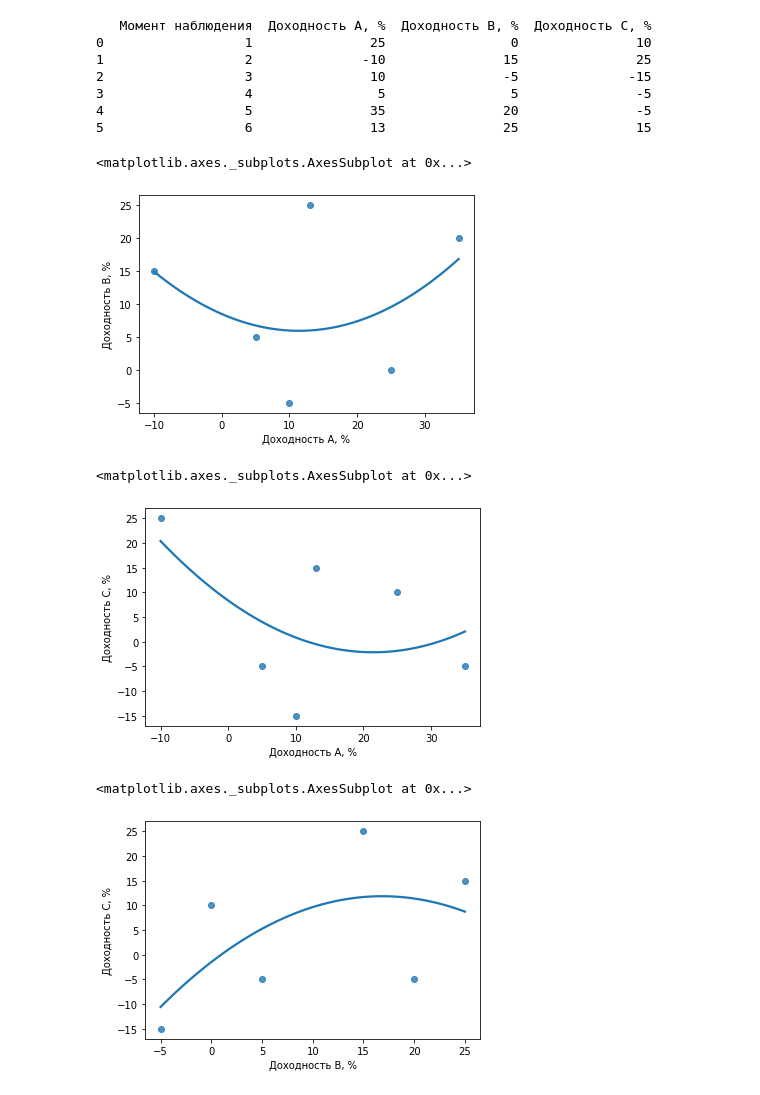
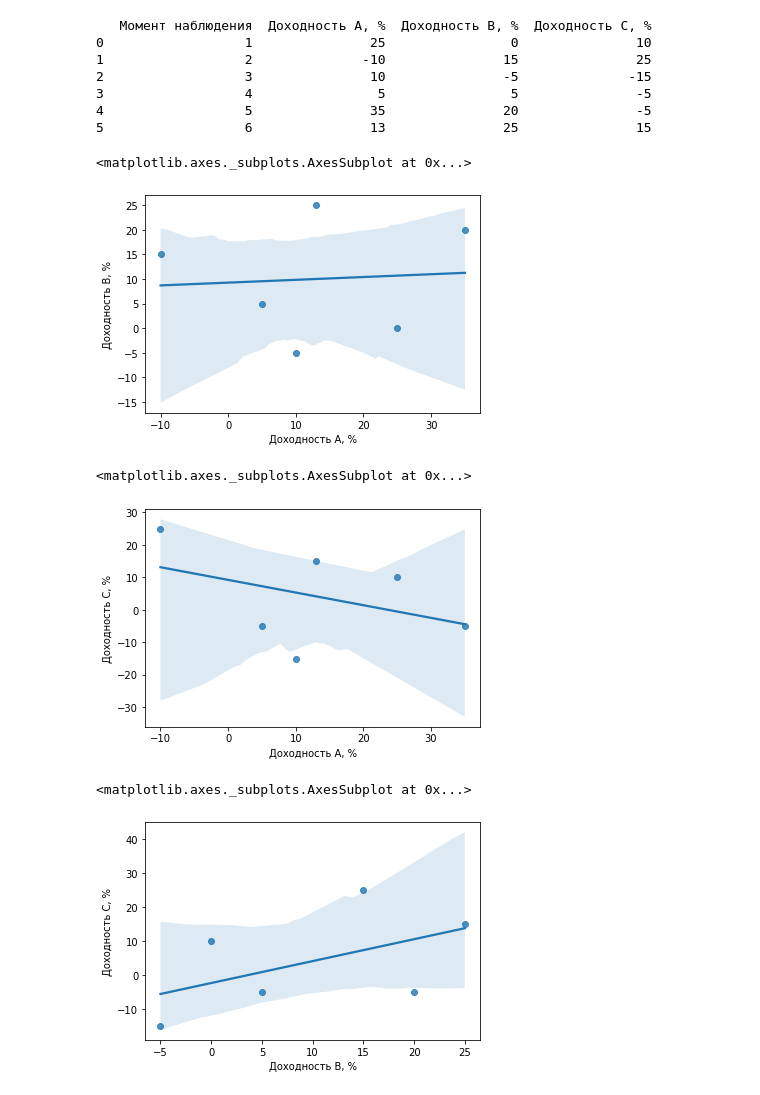
Before and after one commit to Iryna-Lytvynchuk/Data_Science, a Jupyter notebook: stock_profitability.ipynb, the cells around one changed output. Saved outputs shown, nothing was run; the diff lists cells and outputs as text; code cells hidden in the pictures.

```diff
--- a/stock_profitability.ipynb
+++ b/stock_profitability.ipynb
@@ -25,42 +25,42 @@ data = pd.DataFrame(
         "Доходность B, %": [
             0,
             15,
             -5,
             5,
             20,
             25,
         ],
         "Доходность C, %": [
             10,
             25,
             -15,
             -5,
             -5,
             15,
         ],
     },
 )
 
 print(data)
 
-sns.regplot(x="Доходность A, %", y="Доходность B, %", data=data, order=1, ci=None)
+sns.regplot(x="Доходность A, %", y="Доходность B, %", data=data)
 # %% [output]
    Момент наблюдения  Доходность A, %  Доходность B, %  Доходность C, %
 0                  1               25                0               10
 1                  2              -10               15               25
 2                  3               10               -5              -15
 3                  4                5                5               -5
 4                  5               35               20               -5
 5                  6               13               25               15
 <matplotlib.axes._subplots.AxesSubplot at 0x...>
-[figure, old version]
+[figure, new version]
 # %%
-sns.regplot(x="Доходность A, %", y="Доходность C, %", data=data, order=2, ci=None)
+sns.regplot(x="Доходность A, %", y="Доходность C, %", data=data)
 # %% [output]
 <matplotlib.axes._subplots.AxesSubplot at 0x...>
-[figure, old version]
+[figure, new version]
 # %%
-sns.regplot(x="Доходность B, %", y="Доходность C, %", data=data, order=2, ci=None)
+sns.regplot(x="Доходность B, %", y="Доходность C, %", data=data)
 # %% [output]
 <matplotlib.axes._subplots.AxesSubplot at 0x...>
-[figure, old version]
+[figure, new version]
```
